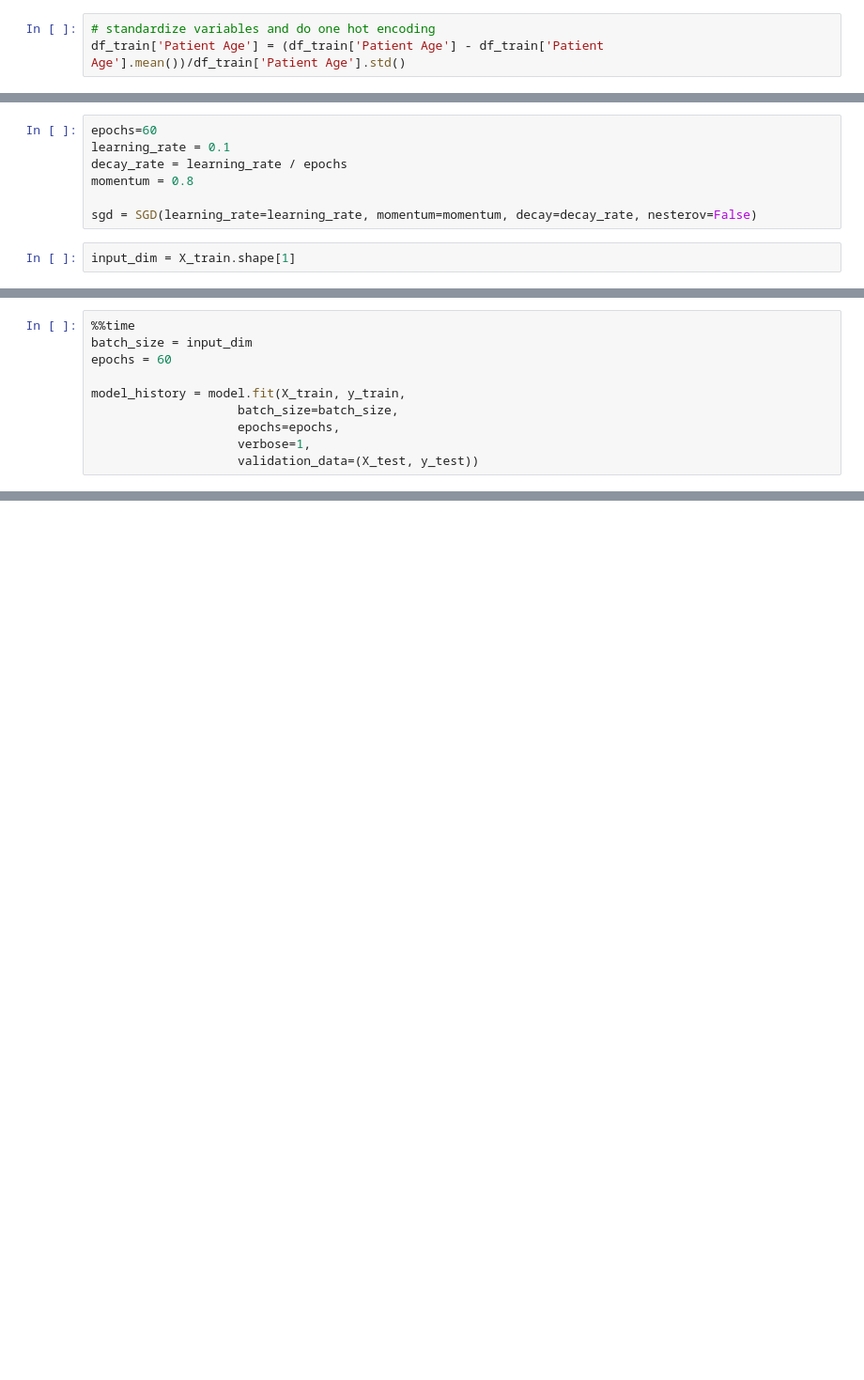
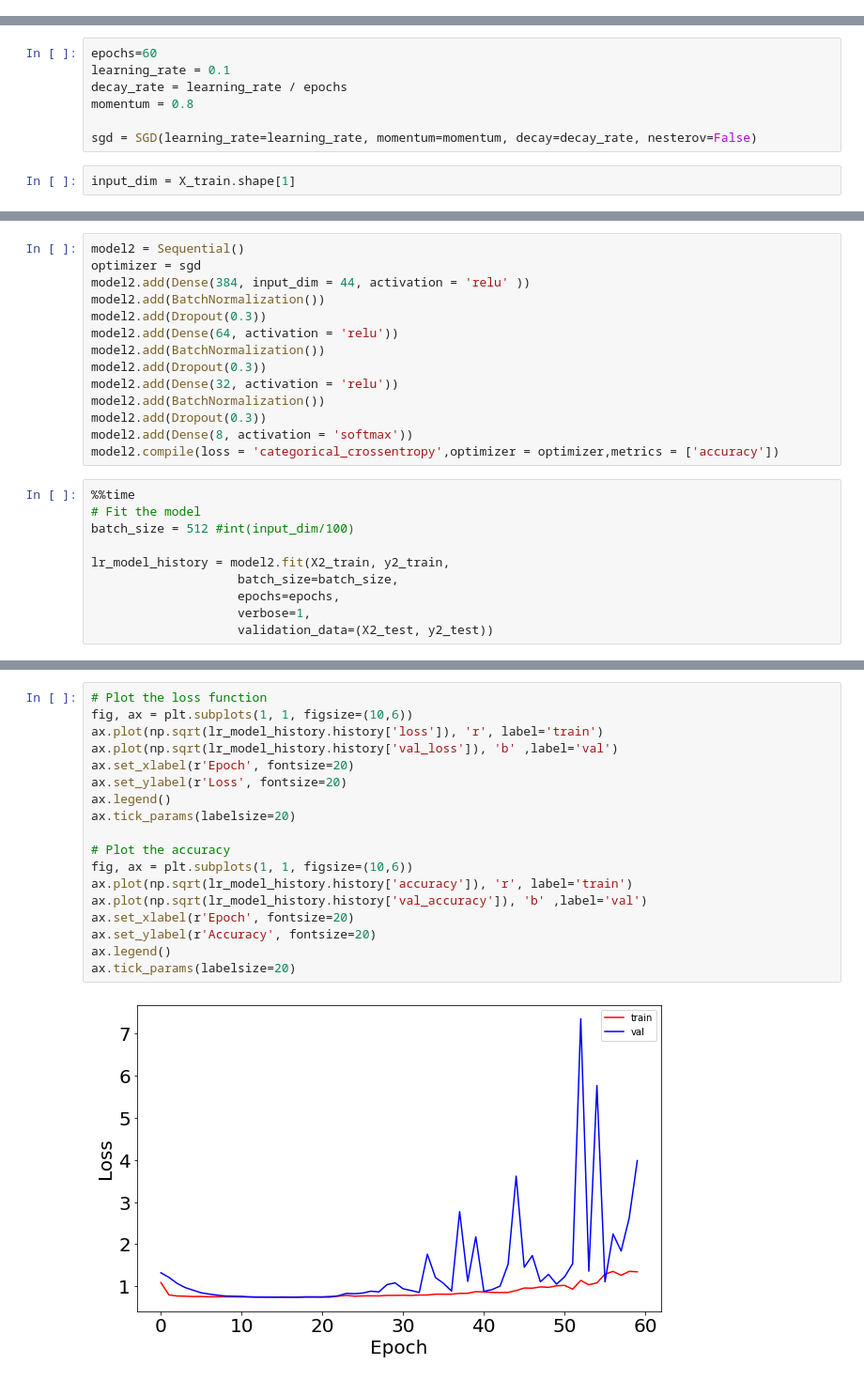
Before and after one commit to brooke-3871/Genetics-Capstone-3, a Jupyter notebook: Capstone3 - Modeling and Predictions.ipynb, the cells around one changed output, grey strips where cells are left out. Shown at 94% size. Cells and saved outputs as stored; diff of their text form; blank space fills up the shorter version.

```diff
--- a/Capstone3 - Modeling and Predictions.ipynb
+++ b/Capstone3 - Modeling and Predictions.ipynb
@@ -167,6 +148,3 @@ array(["Leber's hereditary optic neuropathy", 'Diabetes',
 from tensorflow import constant
 # %%
 from sklearn.model_selection import train_test_split
-# %%
-# standardize variables and do one hot encoding
-df_train['Patient Age'] = (df_train['Patient Age'] - df_train['Patient Age'].mean())/df_train['Patient Age'].std()
@@ -629,12 +713,26 @@ model.compile(loss='categorical_crossentropy',
+# %%
+model2 = Sequential()
+optimizer = sgd
+model2.add(Dense(384, input_dim = 44, activation = 'relu' ))
+model2.add(BatchNormalization())
+model2.add(Dropout(0.3))
+model2.add(Dense(64, activation = 'relu'))
+model2.add(BatchNormalization())
+model2.add(Dropout(0.3))
+model2.add(Dense(32, activation = 'relu'))
+model2.add(BatchNormalization())
+model2.add(Dropout(0.3))
+model2.add(Dense(8, activation = 'softmax'))
+model2.compile(loss = 'categorical_crossentropy',optimizer = optimizer,metrics = ['accuracy'])
 # %%
 %%time
-batch_size = input_dim
-epochs = 60
+# Fit the model
+batch_size = 512 #int(input_dim/100)
 
-model_history = model.fit(X_train, y_train,
+lr_model_history = model2.fit(X2_train, y2_train,
                     batch_size=batch_size,
                     epochs=epochs,
                     verbose=1,
-                    validation_data=(X_test, y_test))
+                    validation_data=(X2_test, y2_test))
 # %% [output]
 Epoch 1/60
@@ -656,0 +755,20 @@ Wall time: 46.2 s
+# %%
+# Plot the loss function
+fig, ax = plt.subplots(1, 1, figsize=(10,6))
+ax.plot(np.sqrt(lr_model_history.history['loss']), 'r', label='train')
+ax.plot(np.sqrt(lr_model_history.history['val_loss']), 'b' ,label='val')
+ax.set_xlabel(r'Epoch', fontsize=20)
+ax.set_ylabel(r'Loss', fontsize=20)
+ax.legend()
+ax.tick_params(labelsize=20)
+
+# Plot the accuracy
+fig, ax = plt.subplots(1, 1, figsize=(10,6))
+ax.plot(np.sqrt(lr_model_history.history['accuracy']), 'r', label='train')
+ax.plot(np.sqrt(lr_model_history.history['val_accuracy']), 'b' ,label='val')
+ax.set_xlabel(r'Epoch', fontsize=20)
+ax.set_ylabel(r'Accuracy', fontsize=20)
+ax.legend()
+ax.tick_params(labelsize=20)
+# %% [output]
+[figure, added]
```
Also changed, not shown: parts of 81 cells of this notebook.
